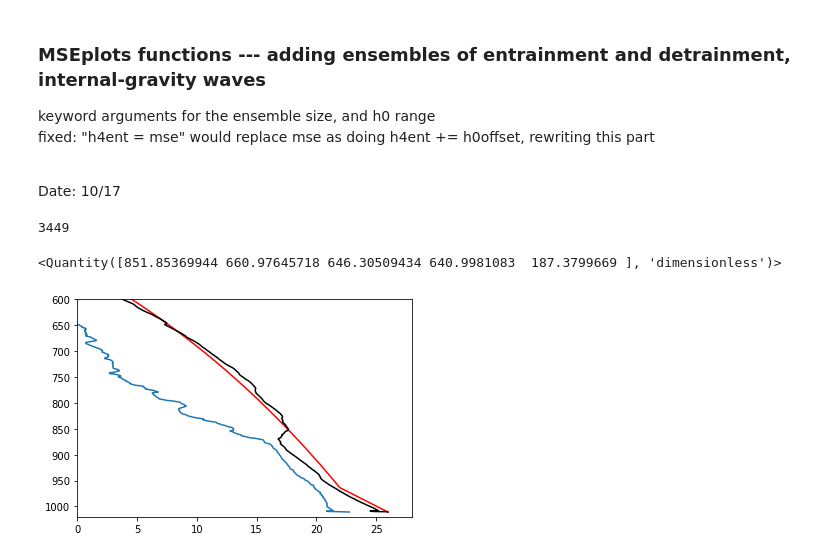
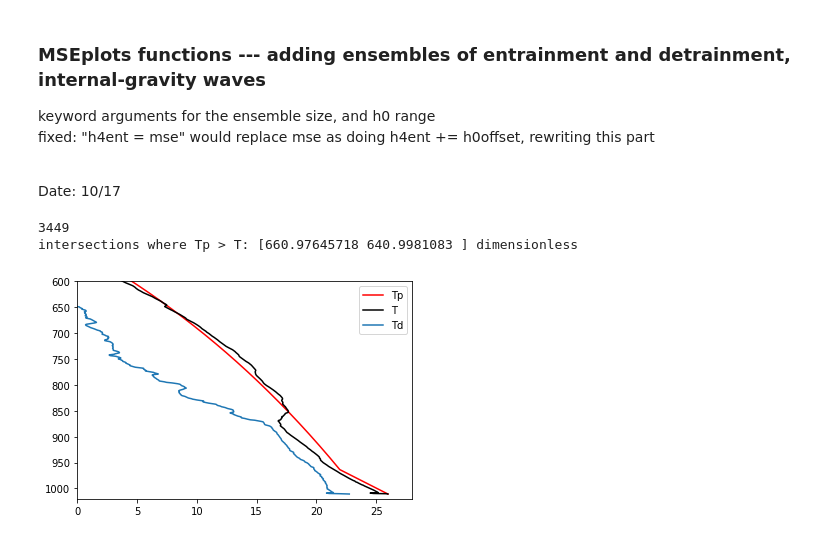
Before and after one commit to weiming9115/Working-Space, a Jupyter notebook: MSEplots_ELpstest.ipynb, the cells around one changed output. Drawn from its saved outputs; the diff is of its cells as text; code cells hidden in the pictures.

```diff
--- a/MSEplots_ELpstest.ipynb
+++ b/MSEplots_ELpstest.ipynb
@@ -317,23 +317,25 @@ z=zcd['zall'][:,3] #*units('meter')
 # %%
 try:
     data_top=np.where(np.isnan(t)==1)[0][0]
 except:
     data_top=t.shape[0]
 
 data_top = find_nearest(p[:data_top],150); print(data_top)
 
 td = mpcalc.dewpoint_from_specific_humidity(q[:data_top],t[:data_top]*units('degC'),p[:data_top]*units('mbar'))
 tp = mpcalc.parcel_profile(p[:data_top]*units('mbar'),t[0]*units('degC'),td[0]).to('degC')
 plt.plot(tp.magnitude[:data_top],p[:data_top],'r',t[:data_top],p[:data_top],'k',td[:data_top].magnitude,p[:data_top])
 plt.gca().invert_yaxis();plt.ylim(1020,600);plt.xlim([0,28])
+plt.legend(['Tp','T','Td'])
 
+# intersections determining the LFC in metpy
 x, y = find_intersections(p[1:data_top], tp[1:data_top].magnitude,
-                              t[1:data_top], direction='all')
-x
+                              t[1:data_top], direction='increasing')
+print('intersections where Tp > T:',x)
 # %% [output]
 3449
+intersections where Tp > T: [660.97645718 640.9981083 ] dimensionless
-<Quantity([851.85369944 660.97645718 646.30509434 640.9981083  187.3799669 ], 'dimensionless')>
-[figure, old version]
+[figure, new version]
 # %%
 msed_plots(p,t,q,entrain=True)
 # %% [output]
```
Also changed, not shown: parts of 5 cells of this notebook, 1 other file.
